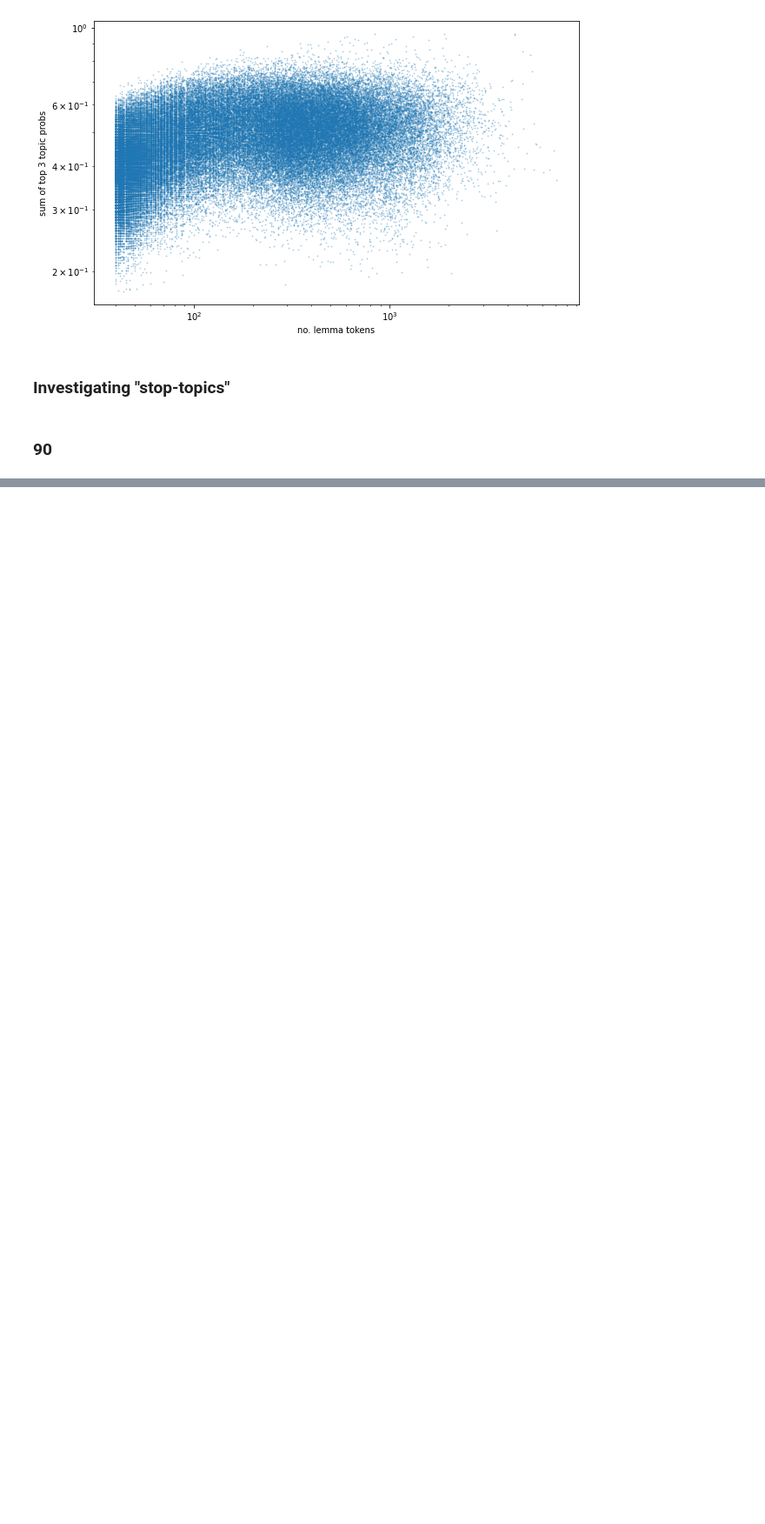
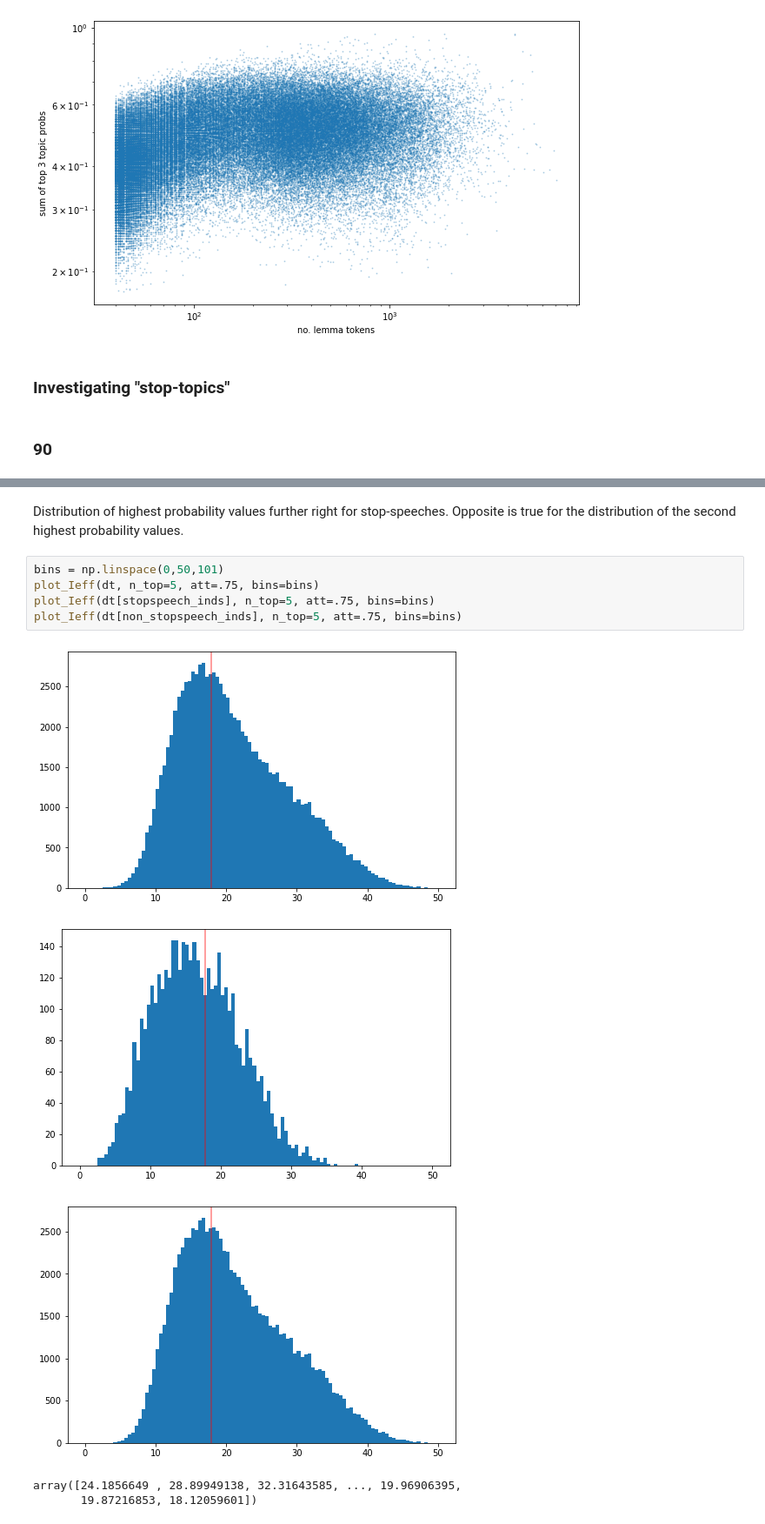
Before and after one commit to bendennes/hansard-nlp, a Jupyter notebook: 5_lda_inspect_filter.ipynb, the cells around one changed output, grey strips where cells are left out. Shown at 87% size. Drawn from its saved outputs; the diff is of its cells as text; blank space fills up the shorter version.

```diff
--- a/4_lda_topic_modelling.ipynb
+++ b/5_lda_inspect_filter.ipynb
@@ -545,0 +350,13 @@ array(['With this it will be convenient to discuss the following:New clause 2
+# %% [markdown]
+Distribution of highest probability values further right for stop-speeches. Opposite is true for the distribution of the second highest probability values.
+# %%
+bins = np.linspace(0,50,101)
+plot_Ieff(dt, n_top=5, att=.75, bins=bins)
+plot_Ieff(dt[stopspeech_inds], n_top=5, att=.75, bins=bins)
+plot_Ieff(dt[non_stopspeech_inds], n_top=5, att=.75, bins=bins)
+# %% [output]
+[figure, added]
+[figure, added]
+[figure, added]
+array([24.1856649 , 28.89949138, 32.31643585, ..., 19.96906395,
+       19.87216853, 18.12059601])
```
Also changed, not shown: parts of 70 cells of this notebook, 3 other files.
